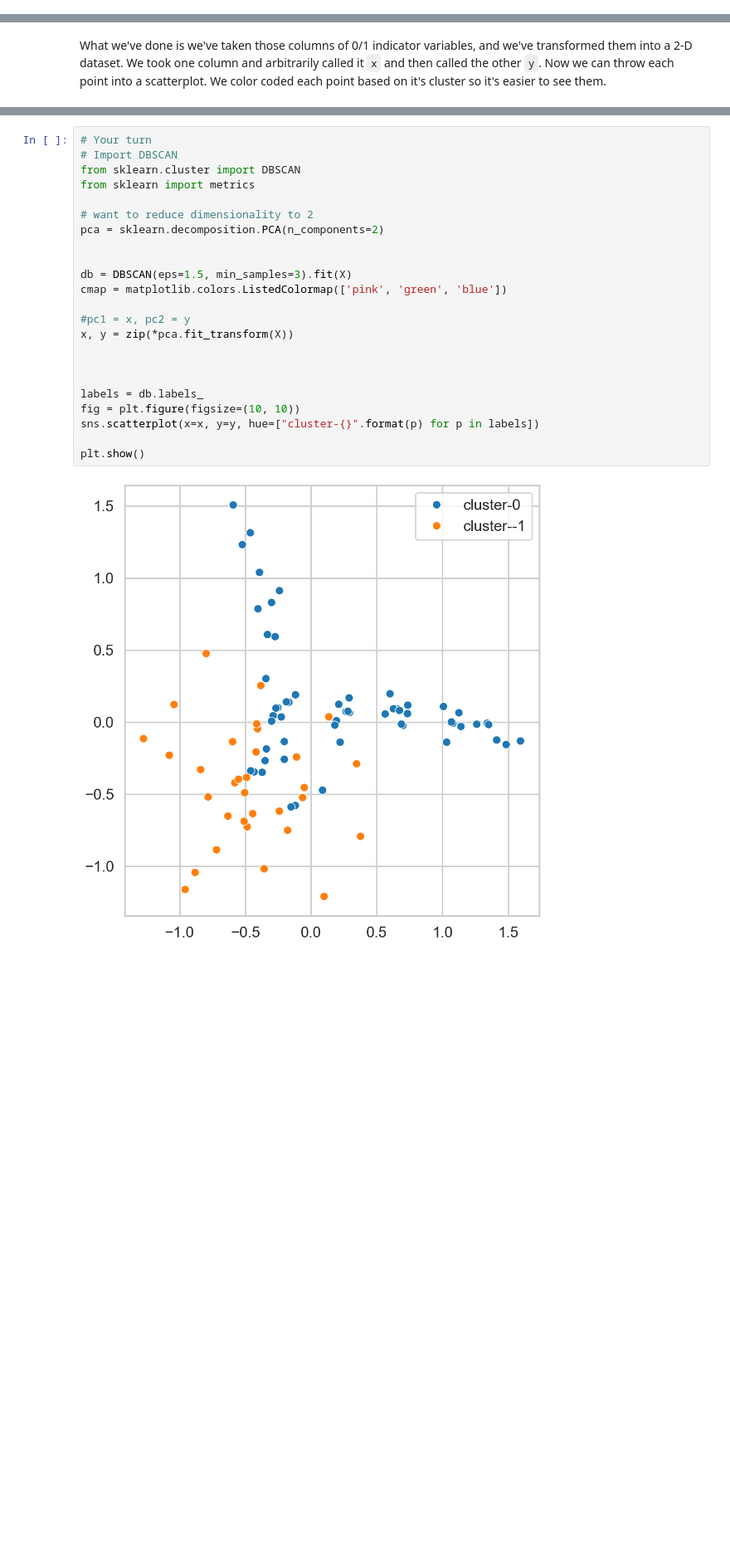
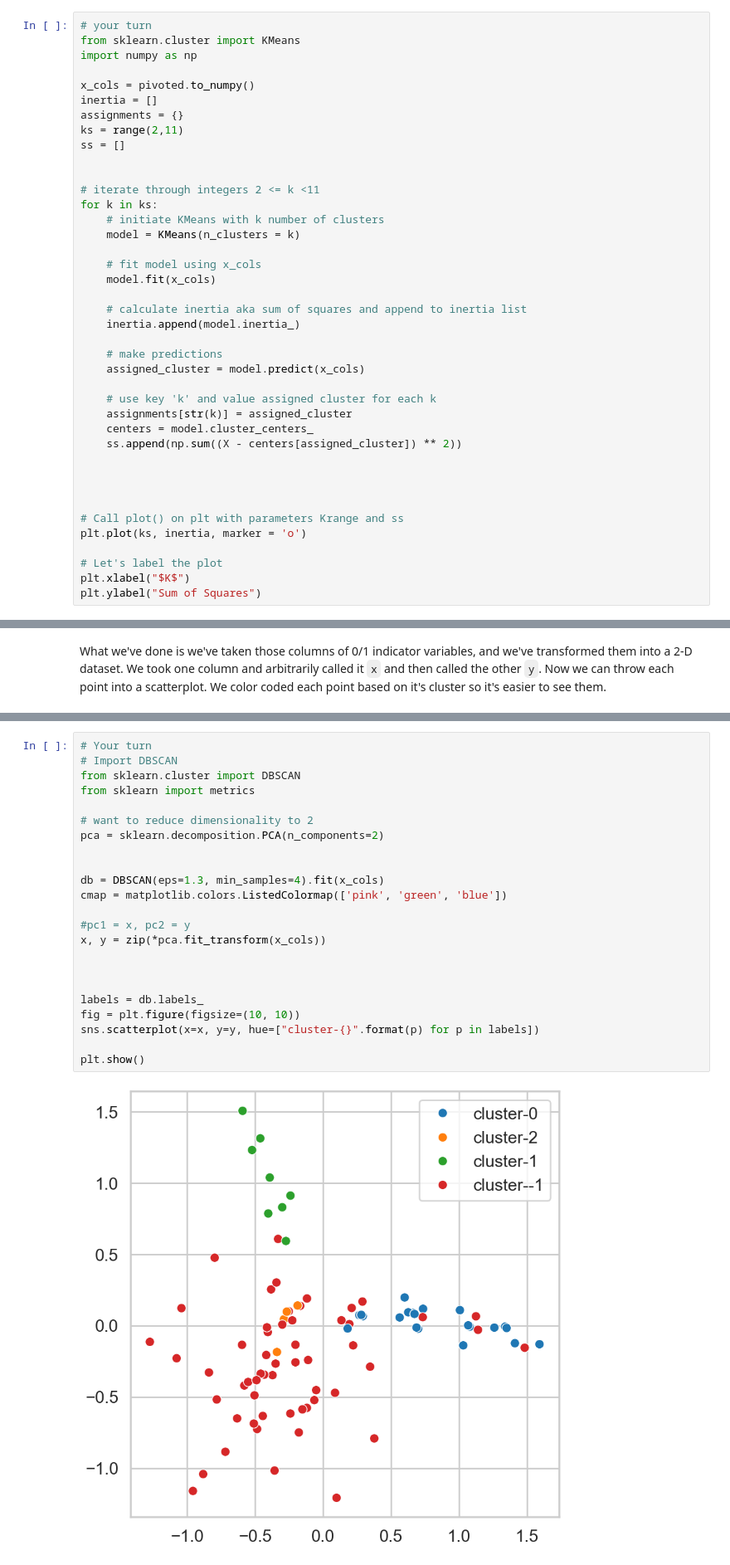
Before and after one commit to is7649/Springboard, a Jupyter notebook: Clustering Case Study - Customer Segmentation with K-Means - Tier 3.ipynb, the cells around one changed output, grey strips where cells are left out. Shown at 83% size. Drawn from its saved outputs; the diff is of its cells as text; blank space fills up the shorter version.

```diff
--- a/Clustering Case Study - Customer Segmentation with K-Means - Tier 3.ipynb
+++ b/Clustering Case Study - Customer Segmentation with K-Means - Tier 3.ipynb
@@ -177,0 +161,40 @@ Text(0, 0.5, 'Sum of Squares')
+# %%
+# your turn
+from sklearn.cluster import KMeans
+import numpy as np
+
+x_cols = pivoted.to_numpy()
+inertia = []
+assignments = {}
+ks = range(2,11)
+ss = []
+
+
+# iterate through integers 2 <= k <11
+for k in ks:
+    # initiate KMeans with k number of clusters
+    model = KMeans(n_clusters = k)
+
+    # fit model using x_cols
+    model.fit(x_cols)
+
+    # calculate inertia aka sum of squares and append to inertia list
+    inertia.append(model.inertia_)
+
+    # make predictions
+    assigned_cluster = model.predict(x_cols)
+
+    # use key 'k' and value assigned cluster for each k
+    assignments[str(k)] = assigned_cluster
+    centers = model.cluster_centers_
+    ss.append(np.sum((X - centers[assigned_cluster]) ** 2))
+
+
+
+
+# Call plot() on plt with parameters Krange and ss
+plt.plot(ks, inertia, marker = 'o')
+
+# Let's label the plot
+plt.xlabel("$K$")
+plt.ylabel("Sum of Squares")
@@ -554,25 +687,25 @@ Source: http://scikit-learn.org/stable/modules/clustering.html
 # %%
 # Your turn
 # Import DBSCAN
 from sklearn.cluster import DBSCAN
 from sklearn import metrics
 
 # want to reduce dimensionality to 2
 pca = sklearn.decomposition.PCA(n_components=2)
 
 
-db = DBSCAN(eps=1.5, min_samples=3).fit(X)
+db = DBSCAN(eps=1.3, min_samples=4).fit(x_cols)
 cmap = matplotlib.colors.ListedColormap(['pink', 'green', 'blue'])
 
 #pc1 = x, pc2 = y
-x, y = zip(*pca.fit_transform(X))
+x, y = zip(*pca.fit_transform(x_cols))
 
 
 
 labels = db.labels_
 fig = plt.figure(figsize=(10, 10))
 sns.scatterplot(x=x, y=y, hue=["cluster-{}".format(p) for p in labels])
 
 plt.show()
 # %% [output]
-[figure, old version]
+[figure, new version]
```
Also changed, not shown: parts of 27 cells of this notebook.
